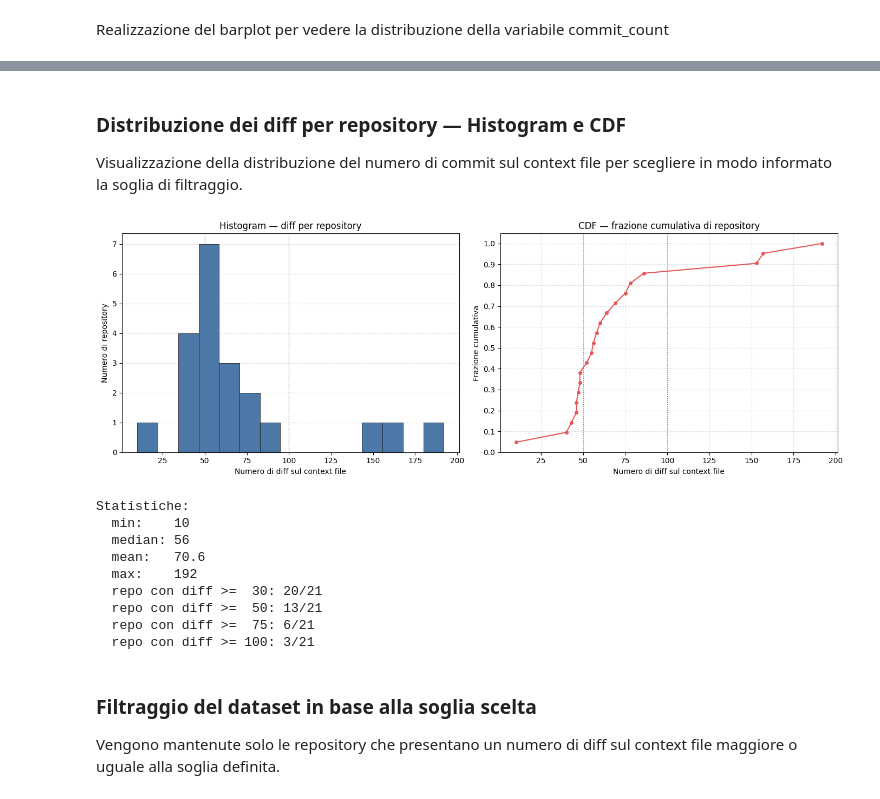
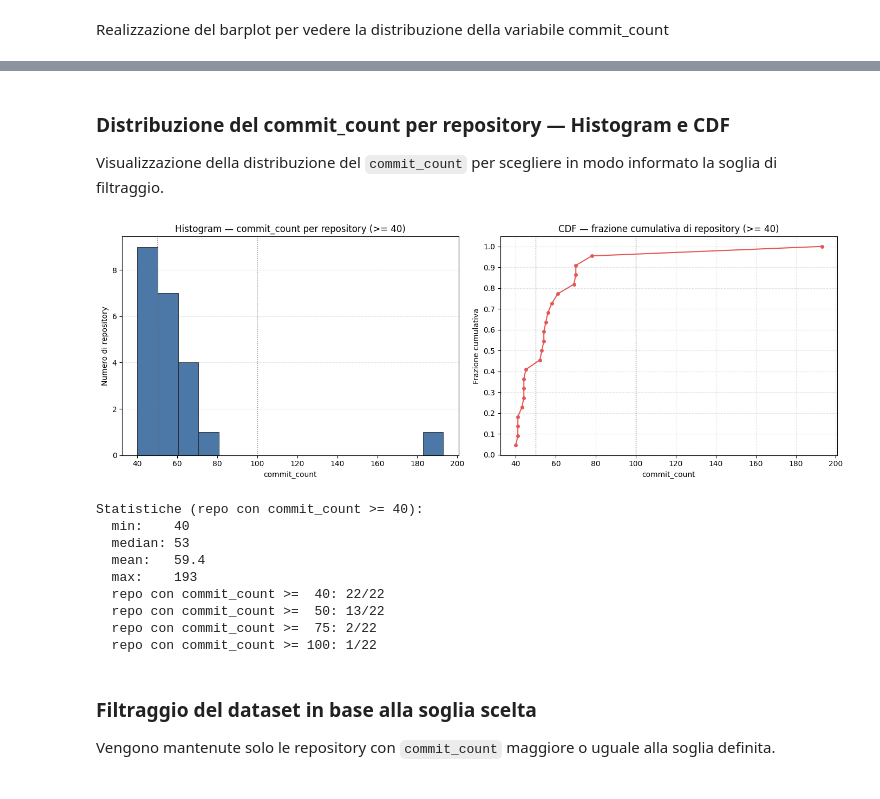
Before and after one commit to TheOverfitters/ContextWare, a Jupyter notebook: data-manipulation/notebook/dataset_cleaning.ipynb, the cells around one changed output, grey strips where cells are left out. Drawn from its saved outputs; the diff is of its cells as text; code cells hidden in the pictures.

```diff
--- a/data-manipulation/notebook/dataset_cleaning.ipynb
+++ b/data-manipulation/notebook/dataset_cleaning.ipynb
@@ -104,6 +97,22 @@ Nel dataset sono state eliminate tutte quelle repository che presentano un numer
 # %%
 commit_count_num = pd.to_numeric(df_clean["commit_count"], errors="coerce")
-df_commit40 = df_clean[commit_count_num >= 40].copy()
 
-print(f"Rows with commit_count >= 40: {len(df_commit40)}")
+repo_commits = (
+    pd.DataFrame({
+        "repo_id": df_clean["repository_owner"] + "/" + df_clean["repository_name"],
+        "commit_count": commit_count_num,
+    })
+    .dropna(subset=["commit_count"])
+    .groupby("repo_id")["commit_count"]
+    .max()
+    .astype(int)
+    .reset_index()
+    .sort_values("commit_count", ascending=False)
+    .reset_index(drop=True)
+)
+
+print(f"Repository totali: {len(repo_commits)}")
+print(f"  min: {repo_commits['commit_count'].min()}")
+print(f"  median: {int(repo_commits['commit_count'].median())}")
+print(f"  max: {repo_commits['commit_count'].max()}")
 # %% [output]
@@ -220,61 +205,59 @@ baleen37/dotfiles                                                           10
 # %% [markdown]
-### Distribuzione dei diff per repository — Histogram e CDF
+### Distribuzione del commit_count per repository — Histogram e CDF
 
-Visualizzazione della distribuzione del numero di commit sul context file per scegliere in modo informato la soglia di filtraggio.
+Visualizzazione della distribuzione del `commit_count` per scegliere in modo informato la soglia di filtraggio.
 # %%
 import numpy as np
 
-values = sorted(commit_counts.values())
+values = sorted(repo_commits_filtered["commit_count"].tolist())
 
 fig, axes = plt.subplots(1, 2, figsize=(14, 5))
 
-# Histogram
 axes[0].hist(values, bins=15, color="#4c78a8", edgecolor="#1f1f1f", linewidth=0.6)
-axes[0].set_title("Histogram — diff per repository")
-axes[0].set_xlabel("Numero di diff sul context file")
+axes[0].set_title("Histogram — commit_count per repository (>= 40)")
+axes[0].set_xlabel("commit_count")
 axes[0].set_ylabel("Numero di repository")
 axes[0].set_axisbelow(True)
 axes[0].grid(axis="y", linestyle="--", alpha=0.35)
 
-# CDF
 sorted_vals = np.sort(values)
 cdf = np.arange(1, len(sorted_vals) + 1) / len(sorted_vals)
 axes[1].plot(sorted_vals, cdf, marker="o", color="#e45756", linewidth=1.5, markersize=4)
-axes[1].set_title("CDF — frazione cumulativa di repository")
-axes[1].set_xlabel("Numero di diff sul context file")
+axes[1].set_title("CDF — frazione cumulativa di repository (>= 40)")
+axes[1].set_xlabel("commit_count")
 axes[1].set_ylabel("Frazione cumulativa")
 axes[1].set_yticks(np.arange(0, 1.1, 0.1))
 axes[1].set_axisbelow(True)
 axes[1].grid(linestyle="--", alpha=0.35)
 
 for ax in axes:
     for v in [50, 100]:
         ax.axvline(v, color="gray", linestyle=":", linewidth=1, label=f"soglia={v}")
 
 plt.tight_layout()
 plt.show()
 
-print(f"\nStatistiche:")
+print(f"\nStatistiche (repo con commit_count >= 40):")
 print(f"  min:    {min(values)}")
 print(f"  median: {int(np.median(values))}")
 print(f"  mean:   {np.mean(values):.1f}")
 print(f"  max:    {max(values)}")
-for soglia in [30, 50, 75, 100]:
+for soglia in [40, 50, 75, 100]:
     n = sum(1 for v in values if v >= soglia)
-    print(f"  repo con diff >= {soglia:>3}: {n}/{len(values)}")
+    print(f"  repo con commit_count >= {soglia:>3}: {n}/{len(values)}")
 # %% [output]
-[figure, old version]
+[figure, new version]
-Statistiche:
-  min:    10
-  median: 56
-  mean:   70.6
-  max:    192
-  repo con diff >=  30: 20/21
-  repo con diff >=  50: 13/21
-  repo con diff >=  75: 6/21
-  repo con diff >= 100: 3/21
+Statistiche (repo con commit_count >= 40):
+  min:    40
+  median: 53
+  mean:   59.4
+  max:    193
+  repo con commit_count >=  40: 22/22
+  repo con commit_count >=  50: 13/22
+  repo con commit_count >=  75: 2/22
+  repo con commit_count >= 100: 1/22
 # %% [markdown]
 ### Filtraggio del dataset in base alla soglia scelta
 
-Vengono mantenute solo le repository che presentano un numero di diff sul context file maggiore o uguale alla soglia definita.
+Vengono mantenute solo le repository con `commit_count` maggiore o uguale alla soglia definita.
 # %%
```
Also changed, not shown: parts of 12 cells of this notebook, 1 other file.
